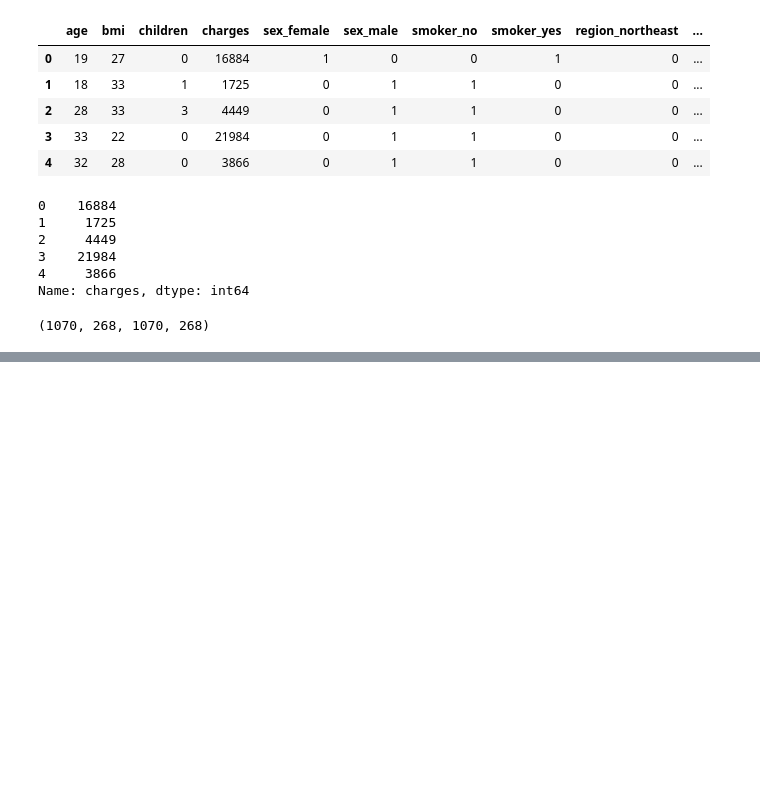
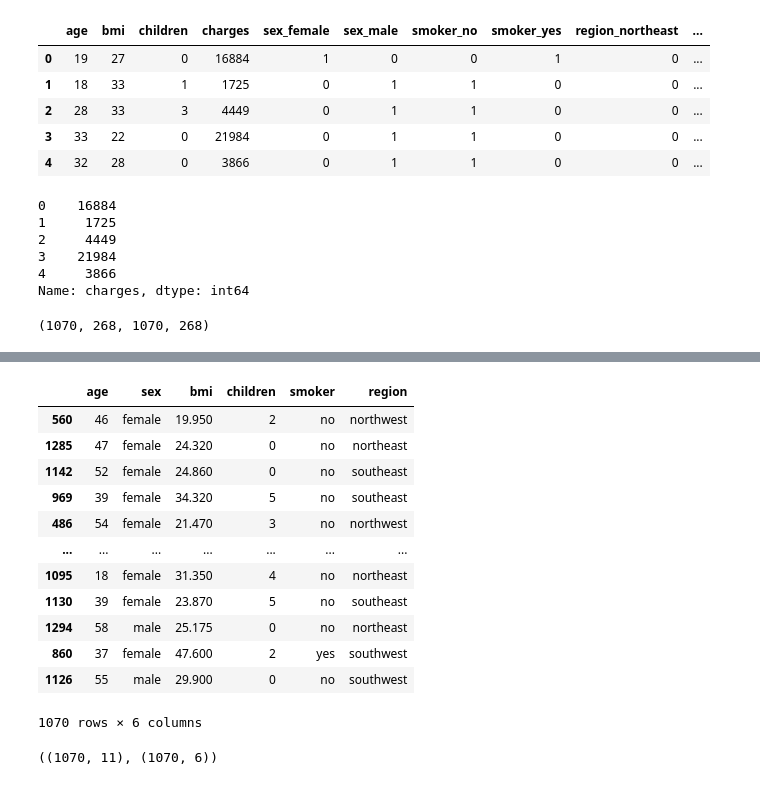
Before and after one commit to kuanmol/aimldl, a Jupyter notebook: TENSORFLOW/nn_regression_tensorflow.ipynb, the cells around one changed output, grey strips where cells are left out. Saved outputs shown, nothing was run; the diff lists cells and outputs as text; code cells hidden in the pictures; blank space fills up the shorter version.

```diff
--- a/TENSORFLOW/nn_regression_tensorflow.ipynb
+++ b/TENSORFLOW/nn_regression_tensorflow.ipynb
@@ -264,0 +319,7 @@ TypeError: Missing required positional argument
+# %%
+import tensorflow as tf
+import matplotlib.pyplot as plt
+import numpy as np
+import pandas as pd
+insurance=pd.read_csv("https://raw.githubusercontent.com/stedy/Machine-Learning-with-R-datasets/refs/heads/master/insurance.csv")
+insurance.head()
@@ -264,0 +333,36 @@ TypeError: Missing required positional argument
+# %%
+from sklearn.compose import make_column_transformer
+from sklearn.preprocessing import MinMaxScaler, OneHotEncoder
+from sklearn.model_selection import train_test_split
+
+ct=make_column_transformer(
+    (MinMaxScaler(), ["age","bmi","children"]),
+    (OneHotEncoder(handle_unknown="ignore"), ["sex","smoker","region"])
+)
+X=insurance.drop("charges",axis=1)
+y=insurance["charges"]
+x_train, x_test, y_train, y_test = train_test_split(X, y, test_size=0.2, random_state=42)
+
+ct.fit(x_train)
+
+X_train_normal=ct.transform(x_train)
+X_test_normal=ct.transform(x_test)
+x_train
+# %% [output]
+|  | age | sex | bmi | children | smoker | region |
+| 560 | 46 | female | 19.950 | 2 | no | northwest |
+| 1285 | 47 | female | 24.320 | 0 | no | northeast |
+| 1142 | 52 | female | 24.860 | 0 | no | southeast |
+| 969 | 39 | female | 34.320 | 5 | no | southeast |
+| 486 | 54 | female | 21.470 | 3 | no | northwest |
+| ... | ... | ... | ... | ... | ... | ... |
+| 1095 | 18 | female | 31.350 | 4 | no | northeast |
+| 1130 | 39 | female | 23.870 | 5 | no | southeast |
+| 1294 | 58 | male | 25.175 | 0 | no | northeast |
+| 860 | 37 | female | 47.600 | 2 | yes | southwest |
+| 1126 | 55 | male | 29.900 | 0 | no | southwest |
+1070 rows × 6 columns
+# %%
+X_train_normal.shape,x_train.shape
+# %% [output]
+((1070, 11), (1070, 6))
```
Also changed, not shown: parts of 6 cells of this notebook, 2 other files.
